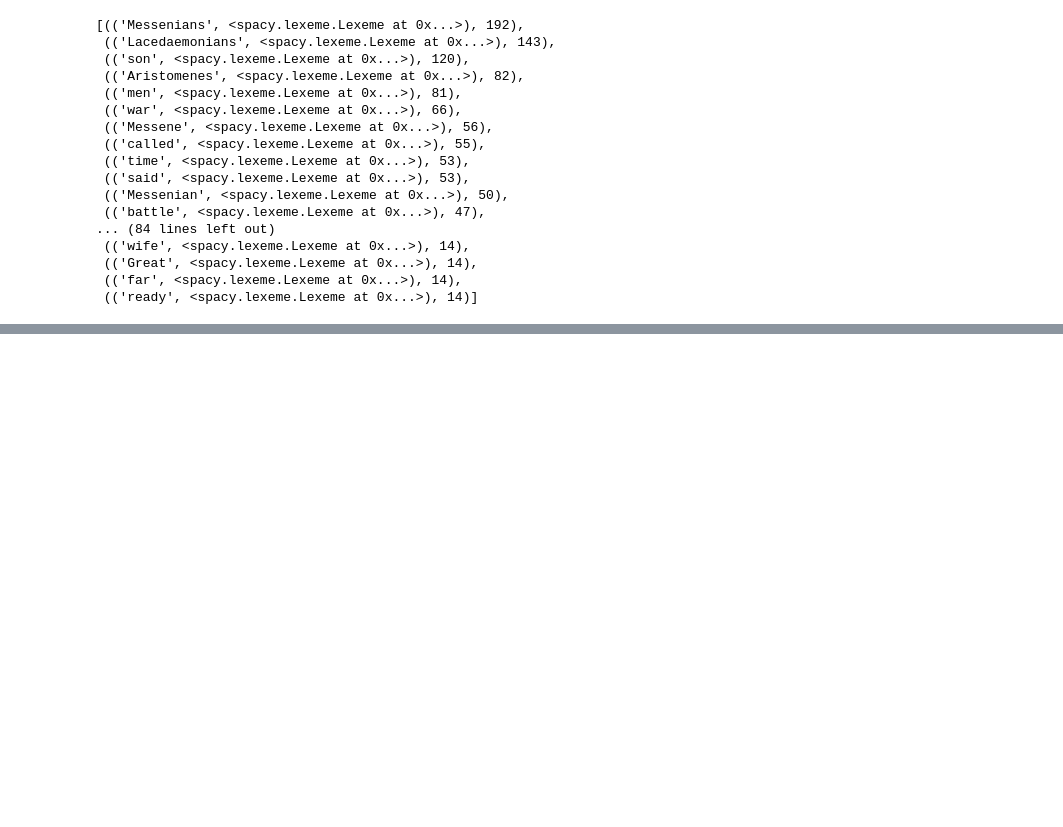
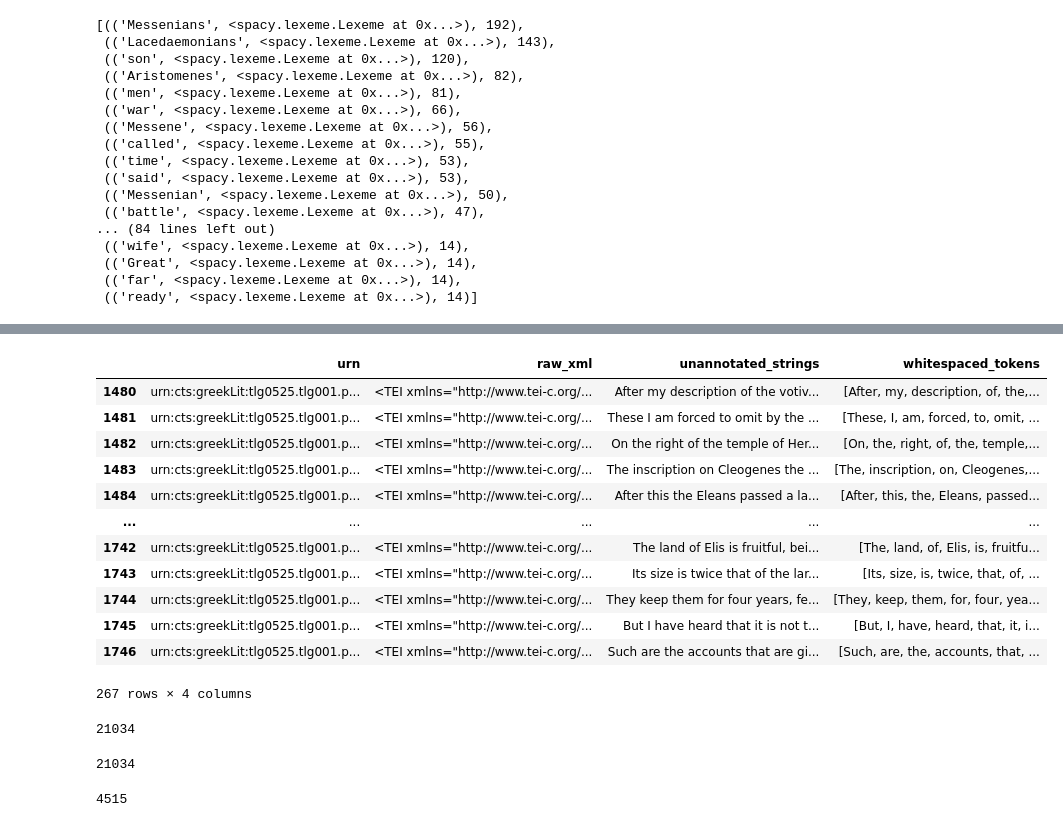
Before and after one commit to Tufts-2024-Quant-Text-Analysis/intro-text-analysis, a Jupyter notebook: week-02/week-02.ipynb, the cells around one changed output, grey strips where cells are left out. Cells and saved outputs as stored; diff of their text form; code cells hidden in the pictures; blank space fills up the shorter version.

```diff
--- a/week-02/week-02.ipynb
+++ b/week-02/week-02.ipynb
@@ -777,0 +1017,24 @@ lexeme_counts.most_common(100)
+# %%
+from MyCapytain.resources.texts.local.capitains.cts import CapitainsCtsText
+import pandas as pd
+
+with open("../tei/tlg0525.tlg001.perseus-eng2.xml") as f:
+    text = CapitainsCtsText(urn="urn:cts:greekLit:tlg0525.tlg001.perseus-eng2", resource=f)
+
+from lxml import etree
+from MyCapytain.common.constants import Mimetypes
+
+urns = []
+raw_xmls = []
+unannotated_strings = []
+
+for ref in text.getReffs(level=len(text.citation)):
+    urn = f"{text.urn}:{ref}"
+    node = text.getTextualNode(ref)
+    raw_xml = node.export(Mimetypes.XML.TEI)
+    tree = node.export(Mimetypes.PYTHON.ETREE)
+    s = etree.tostring(tree, encoding="unicode", method="text")
+
+    urns.append(urn)
+    raw_xmls.append(raw_xml)
+    unannotated_strings.append(s)
@@ -777,0 +1050,47 @@ lexeme_counts.most_common(100)
+# %%
+d = {
+    "urn": pd.Series(urns, dtype="string"),
+    "raw_xml": raw_xmls,
+    "unannotated_strings": pd.Series(unannotated_strings, dtype="string")
+}
+pausanias_df = pd.DataFrame(d)
+
+def get_book_of_pausanias(df: pd.DataFrame, book_n: int):
+    return df[df['urn'].str.startswith(f"urn:cts:greekLit:tlg0525.tlg001.perseus-eng2:{book_n}")]
+
+
+pausanias_df = get_book_of_pausanias(pausanias_df, 6)
+ #here, i added 'pausanias_df =' because it had to be defined as book 4
+ #i hope i did it right
+
+pausanias_df['whitespaced_tokens'] = pausanias_df['unannotated_strings'].str.split()
+
+pausanias_df
+# %% [output]
+|  | urn | raw_xml | unannotated_strings | whitespaced_tokens |
+| 1480 | urn:cts:greekLit:tlg0525.tlg001.p... | <TEI xmlns="http://www.tei-c.org/... | After my description of the votiv... | [After, my, description, of, the,... |
+| 1481 | urn:cts:greekLit:tlg0525.tlg001.p... | <TEI xmlns="http://www.tei-c.org/... | These I am forced to omit by the ... | [These, I, am, forced, to, omit, ... |
+| 1482 | urn:cts:greekLit:tlg0525.tlg001.p... | <TEI xmlns="http://www.tei-c.org/... | On the right of the temple of Her... | [On, the, right, of, the, temple,... |
+| 1483 | urn:cts:greekLit:tlg0525.tlg001.p... | <TEI xmlns="http://www.tei-c.org/... | The inscription on Cleogenes the ... | [The, inscription, on, Cleogenes,... |
+| 1484 | urn:cts:greekLit:tlg0525.tlg001.p... | <TEI xmlns="http://www.tei-c.org/... | After this the Eleans passed a la... | [After, this, the, Eleans, passed... |
+| ... | ... | ... | ... | ... |
+| 1742 | urn:cts:greekLit:tlg0525.tlg001.p... | <TEI xmlns="http://www.tei-c.org/... | The land of Elis is fruitful, bei... | [The, land, of, Elis, is, fruitfu... |
+| 1743 | urn:cts:greekLit:tlg0525.tlg001.p... | <TEI xmlns="http://www.tei-c.org/... | Its size is twice that of the lar... | [Its, size, is, twice, that, of, ... |
+| 1744 | urn:cts:greekLit:tlg0525.tlg001.p... | <TEI xmlns="http://www.tei-c.org/... | They keep them for four years, fe... | [They, keep, them, for, four, yea... |
+| 1745 | urn:cts:greekLit:tlg0525.tlg001.p... | <TEI xmlns="http://www.tei-c.org/... | But I have heard that it is not t... | [But, I, have, heard, that, it, i... |
+| 1746 | urn:cts:greekLit:tlg0525.tlg001.p... | <TEI xmlns="http://www.tei-c.org/... | Such are the accounts that are gi... | [Such, are, the, accounts, that, ... |
+267 rows × 4 columns
+# %%
+sum(len(ts) for ts in pausanias_df['whitespaced_tokens'])
+# %% [output]
+21034
+# %%
+#doing it in Pandas
+pausanias_df['whitespaced_tokens'].explode().count()
+# %% [output]
+21034
+# %%
+#types in book 6
+len(pausanias_df['whitespaced_tokens'].explode().unique())
+# %% [output]
+4515
```
Also changed, not shown: parts of 29 cells of this notebook.
